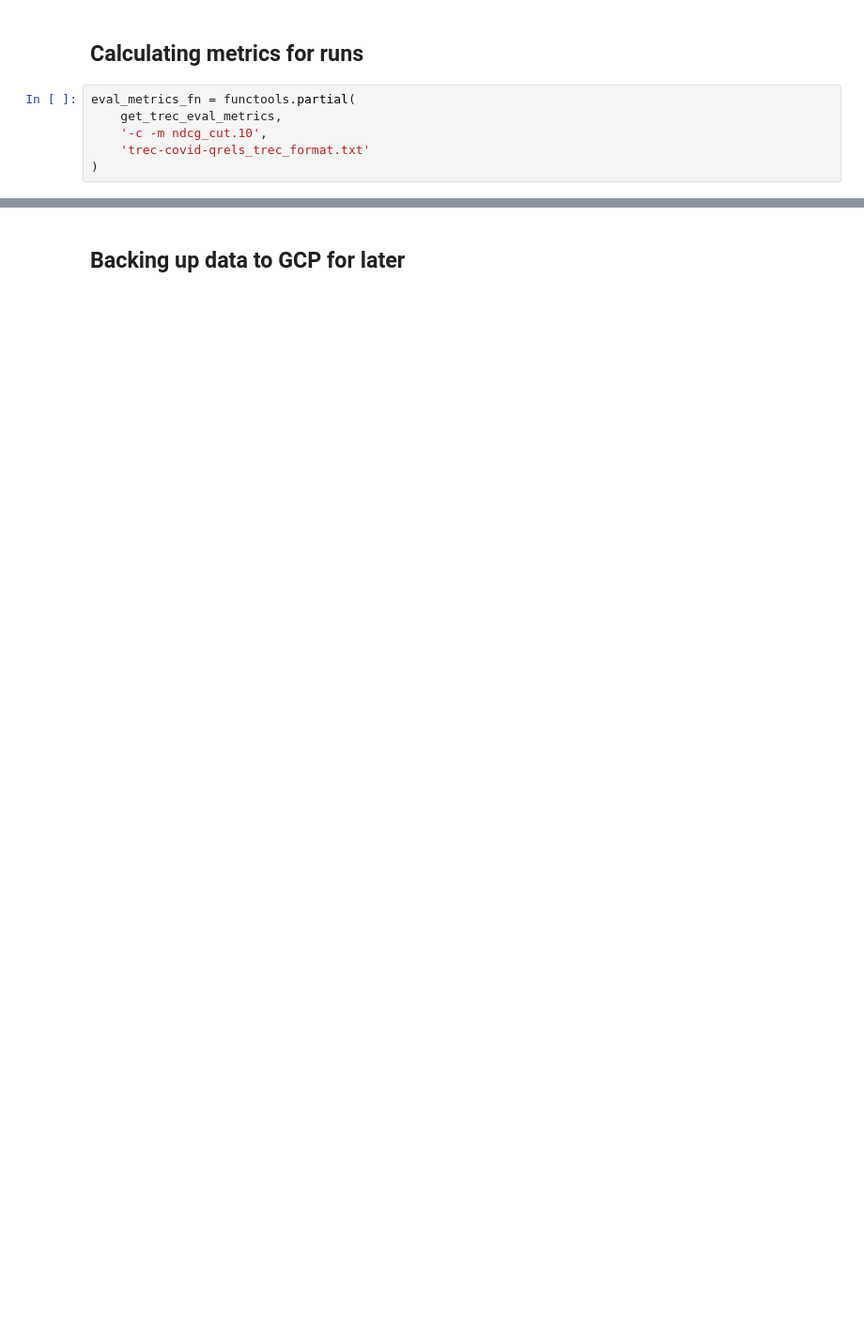
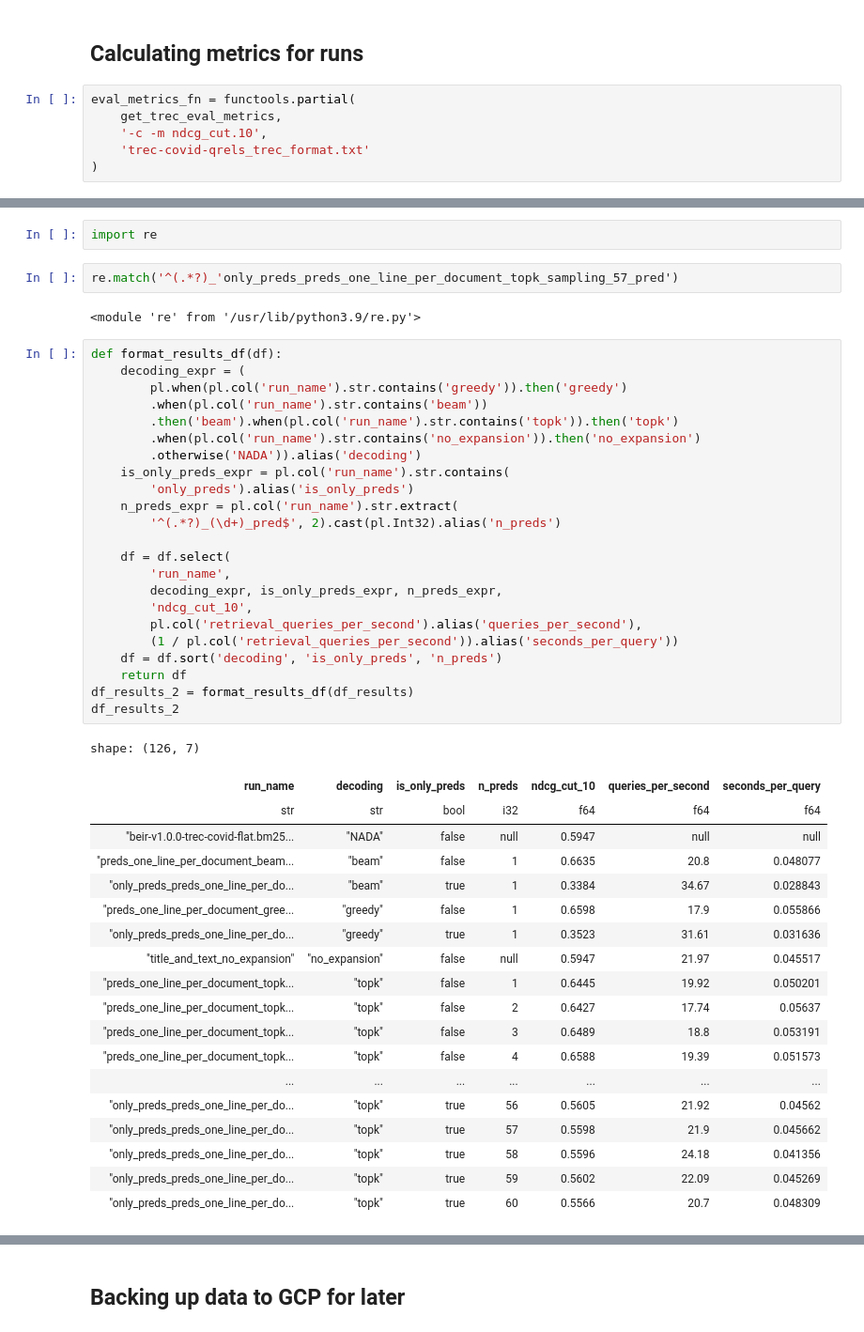
Before and after one commit to marcospiau/ia368-dd-dl4ir, a Jupyter notebook: aula05-doc2query/aula05_doc2query_indexing_eval.ipynb, the cells around one changed output, grey strips where cells are left out. Shown at 94% size. Cells and saved outputs as stored; diff of their text form; blank space fills up the shorter version.

```diff
--- a/aula05-doc2query/aula05_doc2query_indexing_eval.ipynb
+++ b/aula05-doc2query/aula05_doc2query_indexing_eval.ipynb
@@ -954,0 +947,49 @@ df_results.sort('ndcg_cut_10').to_pandas()
+# %%
+import re
+# %%
+re.match('^(.*?)_'only_preds_preds_one_line_per_document_topk_sampling_57_pred')
+# %% [output]
+<module 're' from '/usr/lib/python3.9/re.py'>
+# %%
+def format_results_df(df):
+    decoding_expr = (
+        pl.when(pl.col('run_name').str.contains('greedy')).then('greedy')
+        .when(pl.col('run_name').str.contains('beam'))
+        .then('beam').when(pl.col('run_name').str.contains('topk')).then('topk')
+        .when(pl.col('run_name').str.contains('no_expansion')).then('no_expansion')
+        .otherwise('NADA')).alias('decoding')
+    is_only_preds_expr = pl.col('run_name').str.contains(
+        'only_preds').alias('is_only_preds')
+    n_preds_expr = pl.col('run_name').str.extract(
+        '^(.*?)_(\d+)_pred$', 2).cast(pl.Int32).alias('n_preds')
+
+    df = df.select(
+        'run_name',
+        decoding_expr, is_only_preds_expr, n_preds_expr,
+        'ndcg_cut_10',
+        pl.col('retrieval_queries_per_second').alias('queries_per_second'),
+        (1 / pl.col('retrieval_queries_per_second')).alias('seconds_per_query'))
+    df = df.sort('decoding', 'is_only_preds', 'n_preds')
+    return df
+df_results_2 = format_results_df(df_results)
+df_results_2
+# %% [output]
+shape: (126, 7)
+| run_name | decoding | is_only_preds | n_preds | ndcg_cut_10 | queries_per_second | seconds_per_query |
+| str | str | bool | i32 | f64 | f64 | f64 |
+| "beir-v1.0.0-trec-covid-flat.bm25... | "NADA" | false | null | 0.5947 | null | null |
+| "preds_one_line_per_document_beam... | "beam" | false | 1 | 0.6635 | 20.8 | 0.048077 |
+| "only_preds_preds_one_line_per_do... | "beam" | true | 1 | 0.3384 | 34.67 | 0.028843 |
+| "preds_one_line_per_document_gree... | "greedy" | false | 1 | 0.6598 | 17.9 | 0.055866 |
+| "only_preds_preds_one_line_per_do... | "greedy" | true | 1 | 0.3523 | 31.61 | 0.031636 |
+| "title_and_text_no_expansion" | "no_expansion" | false | null | 0.5947 | 21.97 | 0.045517 |
+| "preds_one_line_per_document_topk... | "topk" | false | 1 | 0.6445 | 19.92 | 0.050201 |
+| "preds_one_line_per_document_topk... | "topk" | false | 2 | 0.6427 | 17.74 | 0.05637 |
+| "preds_one_line_per_document_topk... | "topk" | false | 3 | 0.6489 | 18.8 | 0.053191 |
+| "preds_one_line_per_document_topk... | "topk" | false | 4 | 0.6588 | 19.39 | 0.051573 |
+| ... | ... | ... | ... | ... | ... | ... |
+| "only_preds_preds_one_line_per_do... | "topk" | true | 56 | 0.5605 | 21.92 | 0.04562 |
+| "only_preds_preds_one_line_per_do... | "topk" | true | 57 | 0.5598 | 21.9 | 0.045662 |
+| "only_preds_preds_one_line_per_do... | "topk" | true | 58 | 0.5596 | 24.18 | 0.041356 |
+| "only_preds_preds_one_line_per_do... | "topk" | true | 59 | 0.5602 | 22.09 | 0.045269 |
+| "only_preds_preds_one_line_per_do... | "topk" | true | 60 | 0.5566 | 20.7 | 0.048309 |
```
Also changed, not shown: parts of 47 cells of this notebook.
